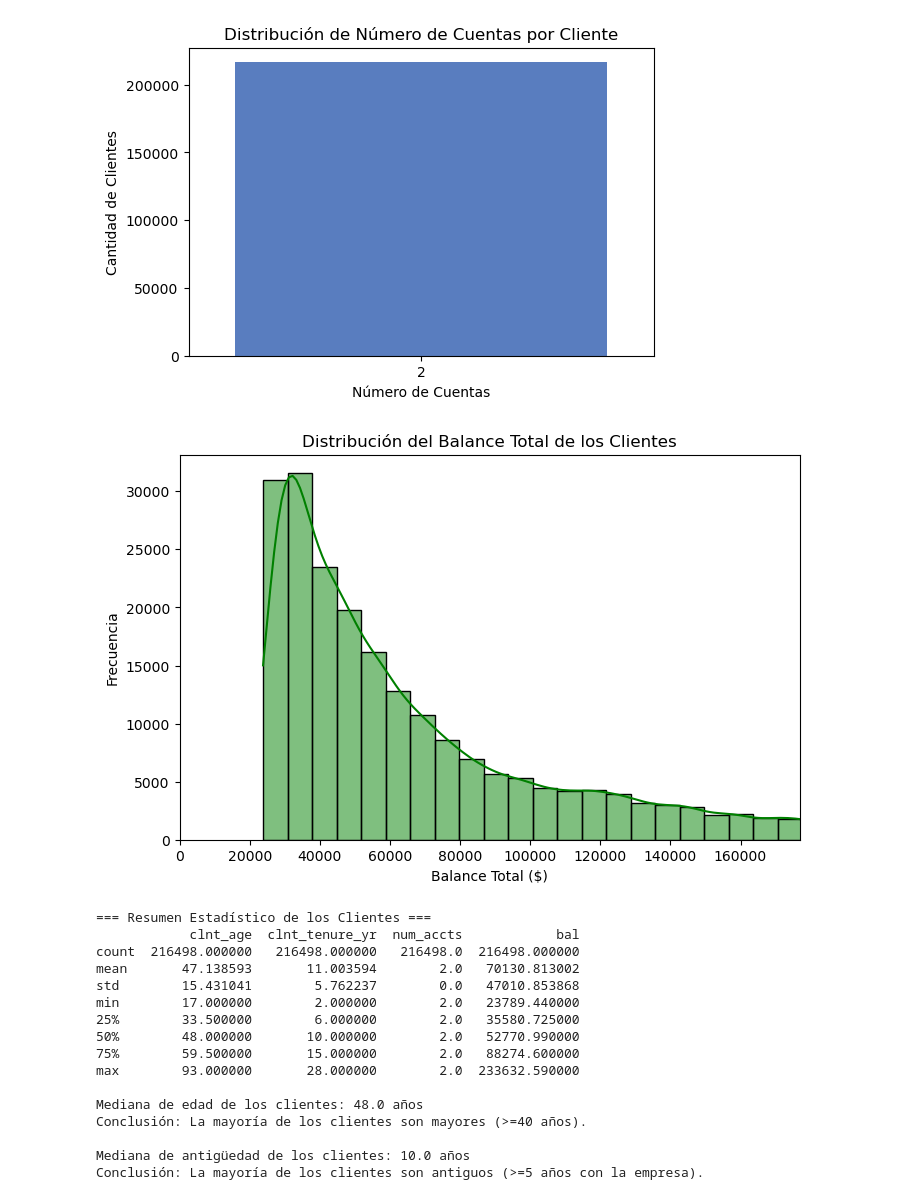
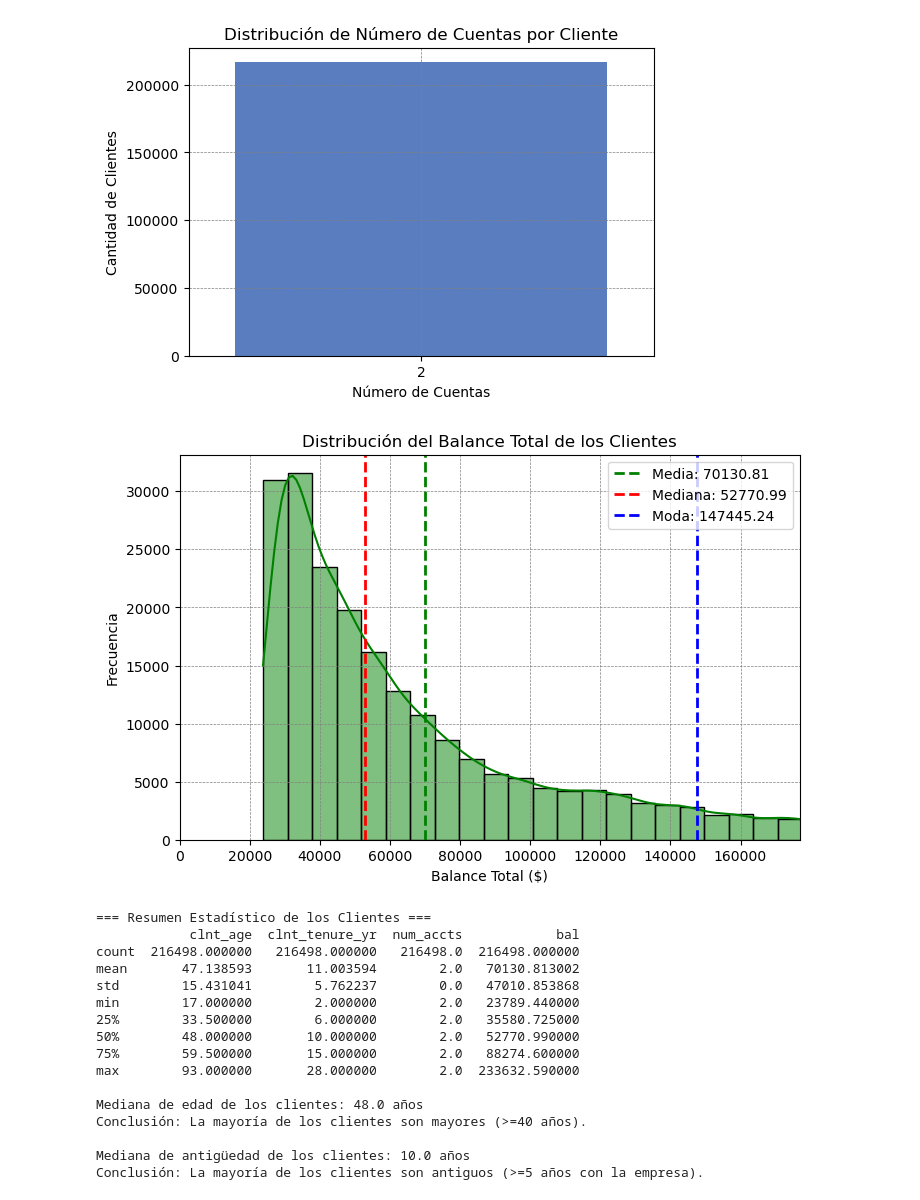
Before and after one commit to jesuserro/eda-testing-vanguard, a Jupyter notebook: src/kpi/0_demographics.ipynb, the cells around one changed output. Drawn from its saved outputs; the diff is of its cells as text; code cells hidden in the pictures.

```diff
--- a/src/kpi/0_demographics.ipynb
+++ b/src/kpi/0_demographics.ipynb
@@ -1,7 +1,9 @@
 # %%
 import pandas as pd
+import numpy as np
 import matplotlib.pyplot as plt
 import seaborn as sns
+from scipy import stats
 
 # --------------------------------------------------
 # PASO 1: Cargar el DataFrame procesado
@@ -17,53 +19,73 @@ df["clnt_tenure_yr"] = pd.to_numeric(df["clnt_tenure_yr"], errors="coerce")
 df["num_accts"] = pd.to_numeric(df["num_accts"], errors="coerce")
 df["bal"] = pd.to_numeric(df["bal"], errors="coerce")
 
+# Función para añadir líneas de media, mediana y moda
+def add_stat_lines(ax, data, color_mean='green', color_median='red', color_mode='blue'):
+    mean = data.mean()
+    median = data.median()
+    mode = stats.mode(data)[0]
+    if isinstance(mode, np.ndarray):
+        mode = mode[0]
+    ax.axvline(mean, color=color_mean, linestyle='--', linewidth=2, label=f'Media: {mean:.2f}')
+    ax.axvline(median, color=color_median, linestyle='--', linewidth=2, label=f'Mediana: {median:.2f}')
+    ax.axvline(mode, color=color_mode, linestyle='--', linewidth=2, label=f'Moda: {mode:.2f}')
+    ax.legend()
+
 # --------------------------------------------------
 # PASO 3: Análisis de Distribuciones
 # --------------------------------------------------
 
 # 1) Distribución por Género
 plt.figure(figsize=(6, 4))
-sns.countplot(x="gendr", data=df, order=df["gendr"].value_counts().index, palette="pastel")
+ax = sns.countplot(x="gendr", data=df, order=df["gendr"].value_counts().index, palette="pastel")
 plt.title("Distribución de Clientes por Género")
 plt.xlabel("Género")
 plt.ylabel("Cantidad de Clientes")
+plt.grid(True, which='both', linestyle='--', linewidth=0.5, color='grey')
 plt.savefig("../../img/analisis_demografico_genero.jpg")
 plt.show()
 
 # 2) Distribución por Edad
 plt.figure(figsize=(8, 5))
-sns.histplot(df["clnt_age"].dropna(), bins=30, kde=True, color="skyblue")
+ax = sns.histplot(df["clnt_age"].dropna(), bins=30, kde=True, color="skyblue")
 plt.title("Distribución de la Edad de los Clientes")
 plt.xlabel("Edad")
 plt.ylabel("Frecuencia")
+plt.grid(True, which='both', linestyle='--', linewidth=0.5, color='grey')
+add_stat_lines(ax, df["clnt_age"].dropna())
 plt.savefig("../../img/analisis_demografico_edad.jpg")
 plt.show()
 
 # 3) Distribución por Antigüedad
 plt.figure(figsize=(8, 5))
-sns.histplot(df["clnt_tenure_yr"].dropna(), bins=30, kde=True, color="lightcoral")
+ax = sns.histplot(df["clnt_tenure_yr"].dropna(), bins=30, kde=True, color="lightcoral")
 plt.title("Distribución de Antigüedad de los Clientes (en años)")
 plt.xlabel("Años con la Empresa")
 plt.ylabel("Frecuencia")
+plt.grid(True, which='both', linestyle='--', linewidth=0.5, color='grey')
+add_stat_lines(ax, df["clnt_tenure_yr"].dropna())
 plt.savefig("../../img/analisis_demografico_antiguedad.jpg")
 plt.show()
 
 # 4) Distribución por Número de Cuentas
 plt.figure(figsize=(6, 4))
-sns.countplot(x="num_accts", data=df, palette="muted", order=df["num_accts"].value_counts().index)
+ax = sns.countplot(x="num_accts", data=df, palette="muted", order=df["num_accts"].value_counts().index)
 plt.title("Distribución de Número de Cuentas por Cliente")
 plt.xlabel("Número de Cuentas")
 plt.ylabel("Cantidad de Clientes")
+plt.grid(True, which='both', linestyle='--', linewidth=0.5, color='grey')
 plt.savefig("../../img/analisis_demografico_num_cuentas.jpg")
 plt.show()
 
 # 5) Distribución del Balance Total
 plt.figure(figsize=(8, 5))
-sns.histplot(df["bal"].dropna(), bins=30, kde=True, color="green")
+ax = sns.histplot(df["bal"].dropna(), bins=30, kde=True, color="green")
 plt.title("Distribución del Balance Total de los Clientes")
 plt.xlabel("Balance Total ($)")
 plt.ylabel("Frecuencia")
 plt.xlim(0, df["bal"].quantile(0.95))  # Filtramos valores extremos en el gráfico
+plt.grid(True, which='both', linestyle='--', linewidth=0.5, color='grey')
+add_stat_lines(ax, df["bal"].dropna())
 plt.savefig("../../img/analisis_demografico_balance.jpg")
 plt.show()
 
@@ -105,5 +127,5 @@ Passing `palette` without assigning `hue` is deprecated and will be removed in v
-[figure, old version]
+[figure, new version]
-[figure, old version]
+[figure, new version]
 === Resumen Estadístico de los Clientes ===
             clnt_age  clnt_tenure_yr  num_accts            bal
 count  216498.000000   216498.000000   216498.0  216498.000000
```
Also changed, not shown: parts of 1 cell of this notebook, 5 other files.
